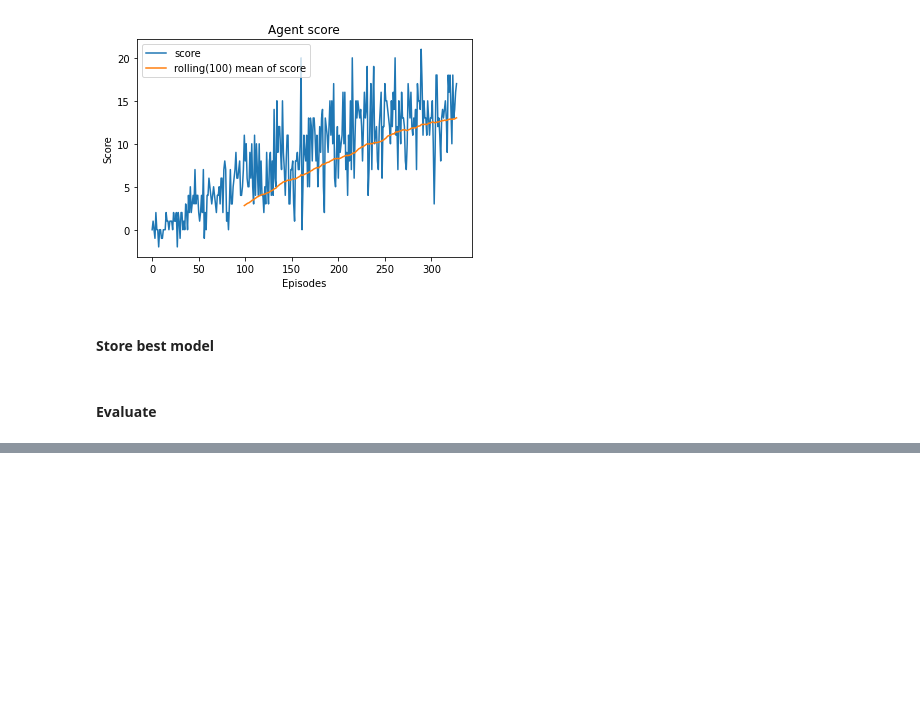
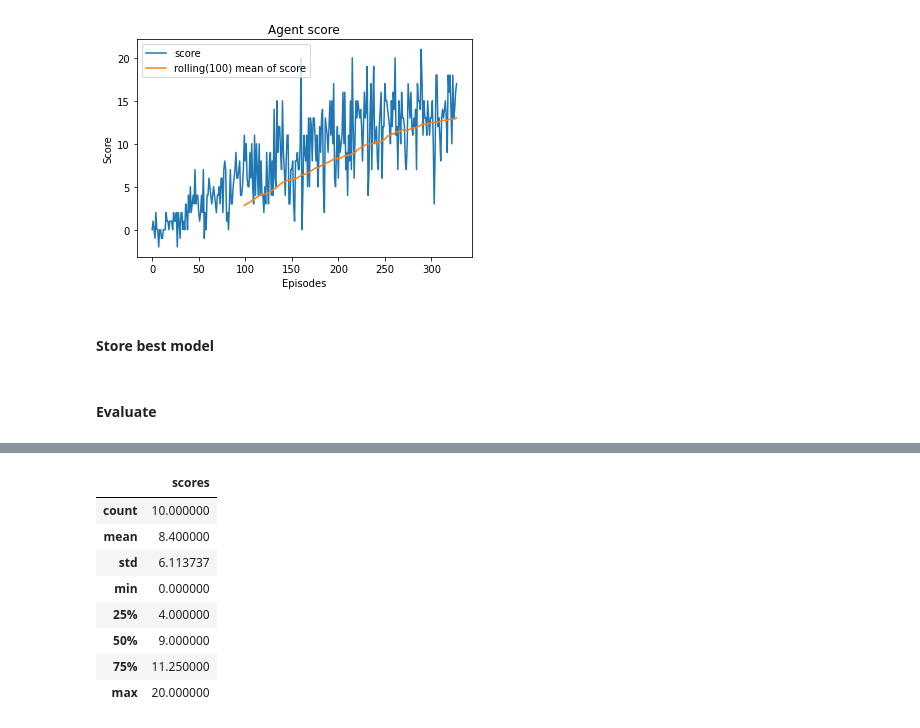
Before and after one commit to piotrbazan/deep-reinforcement-learning, a Jupyter notebook: p1_navigation/report.ipynb, the cells around one changed output, grey strips where cells are left out. Saved outputs shown, nothing was run; the diff lists cells and outputs as text; code cells hidden in the pictures; blank space fills up the shorter version.

```diff
--- a/p1_navigation/report.ipynb
+++ b/p1_navigation/report.ipynb
@@ -160,0 +219,12 @@ plot_score(ddqn_exp.history)
+# %%
+scores.describe()
+# %% [output]
+|  | scores |
+| count | 10.000000 |
+| mean | 8.400000 |
+| std | 6.113737 |
+| min | 0.000000 |
+| 25% | 4.000000 |
+| 50% | 9.000000 |
+| 75% | 11.250000 |
+| max | 20.000000 |
```
Also changed, not shown: parts of 19 cells of this notebook.
